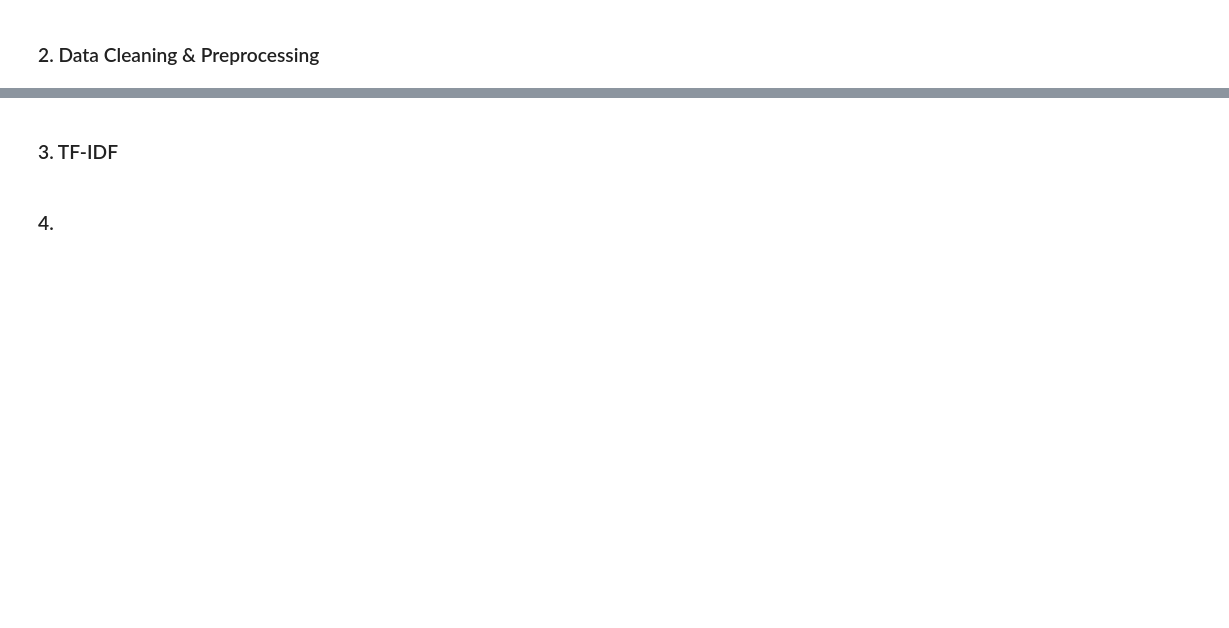
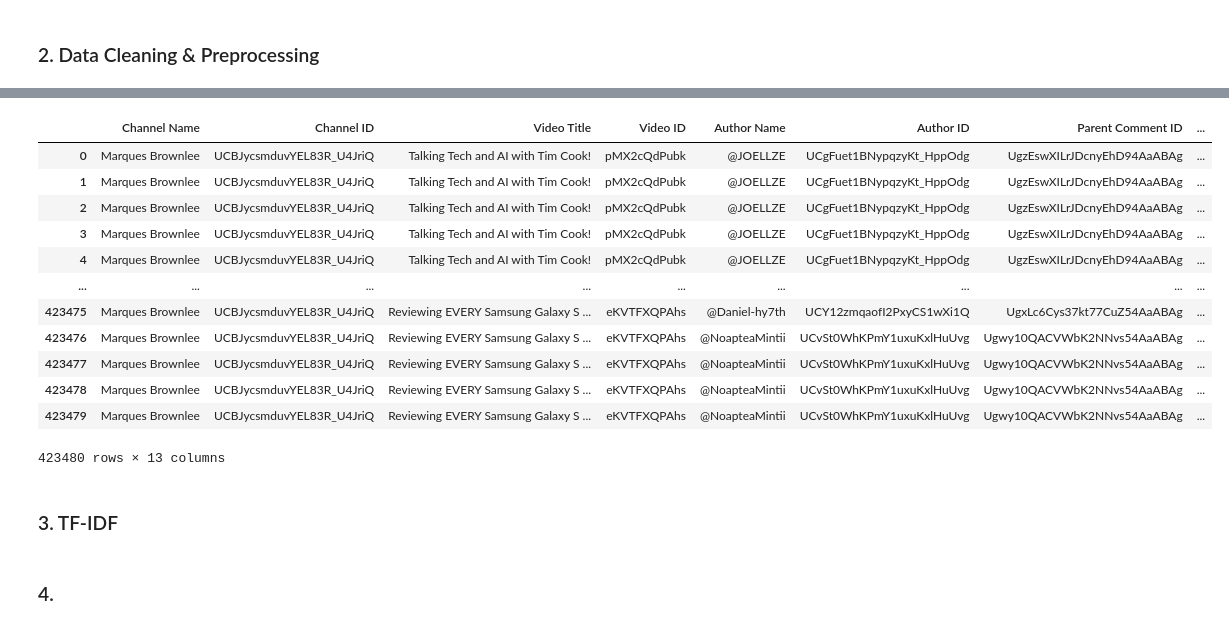
Before and after one commit to OctavianNistora/DM-Project, a Jupyter notebook: DM_Project.ipynb, the cells around one changed output, grey strips where cells are left out. Cells and saved outputs as stored; diff of their text form; code cells hidden in the pictures; blank space fills up the shorter version.

```diff
--- a/DM_Project.ipynb
+++ b/DM_Project.ipynb
@@ -215,3 +285,19 @@ comment_df
+# %%
+clean_comment_df
+# %% [output]
+|  | Channel Name | Channel ID | Video Title | Video ID | Author Name | Author ID | Parent Comment ID | ... |
+| 0 | Marques Brownlee | UCBJycsmduvYEL83R_U4JriQ | Talking Tech and AI with Tim Cook! | pMX2cQdPubk | @JOELLZE | UCgFuet1BNypqzyKt_HppOdg | UgzEswXILrJDcnyEhD94AaABAg | ... |
+| 1 | Marques Brownlee | UCBJycsmduvYEL83R_U4JriQ | Talking Tech and AI with Tim Cook! | pMX2cQdPubk | @JOELLZE | UCgFuet1BNypqzyKt_HppOdg | UgzEswXILrJDcnyEhD94AaABAg | ... |
+| 2 | Marques Brownlee | UCBJycsmduvYEL83R_U4JriQ | Talking Tech and AI with Tim Cook! | pMX2cQdPubk | @JOELLZE | UCgFuet1BNypqzyKt_HppOdg | UgzEswXILrJDcnyEhD94AaABAg | ... |
+| 3 | Marques Brownlee | UCBJycsmduvYEL83R_U4JriQ | Talking Tech and AI with Tim Cook! | pMX2cQdPubk | @JOELLZE | UCgFuet1BNypqzyKt_HppOdg | UgzEswXILrJDcnyEhD94AaABAg | ... |
+| 4 | Marques Brownlee | UCBJycsmduvYEL83R_U4JriQ | Talking Tech and AI with Tim Cook! | pMX2cQdPubk | @JOELLZE | UCgFuet1BNypqzyKt_HppOdg | UgzEswXILrJDcnyEhD94AaABAg | ... |
+| ... | ... | ... | ... | ... | ... | ... | ... | ... |
+| 423475 | Marques Brownlee | UCBJycsmduvYEL83R_U4JriQ | Reviewing EVERY Samsung Galaxy S ... | eKVTFXQPAhs | @Daniel-hy7th | UCY12zmqaofI2PxyCS1wXi1Q | UgxLc6Cys37kt77CuZ54AaABAg | ... |
+| 423476 | Marques Brownlee | UCBJycsmduvYEL83R_U4JriQ | Reviewing EVERY Samsung Galaxy S ... | eKVTFXQPAhs | @NoapteaMintii | UCvSt0WhKPmY1uxuKxlHuUvg | Ugwy10QACVWbK2NNvs54AaABAg | ... |
+| 423477 | Marques Brownlee | UCBJycsmduvYEL83R_U4JriQ | Reviewing EVERY Samsung Galaxy S ... | eKVTFXQPAhs | @NoapteaMintii | UCvSt0WhKPmY1uxuKxlHuUvg | Ugwy10QACVWbK2NNvs54AaABAg | ... |
+| 423478 | Marques Brownlee | UCBJycsmduvYEL83R_U4JriQ | Reviewing EVERY Samsung Galaxy S ... | eKVTFXQPAhs | @NoapteaMintii | UCvSt0WhKPmY1uxuKxlHuUvg | Ugwy10QACVWbK2NNvs54AaABAg | ... |
+| 423479 | Marques Brownlee | UCBJycsmduvYEL83R_U4JriQ | Reviewing EVERY Samsung Galaxy S ... | eKVTFXQPAhs | @NoapteaMintii | UCvSt0WhKPmY1uxuKxlHuUvg | Ugwy10QACVWbK2NNvs54AaABAg | ... |
+423480 rows × 13 columns
 # %% [markdown]
 ### 3. TF-IDF
 # %% [markdown]
```
Also changed, not shown: parts of 11 cells of this notebook.
